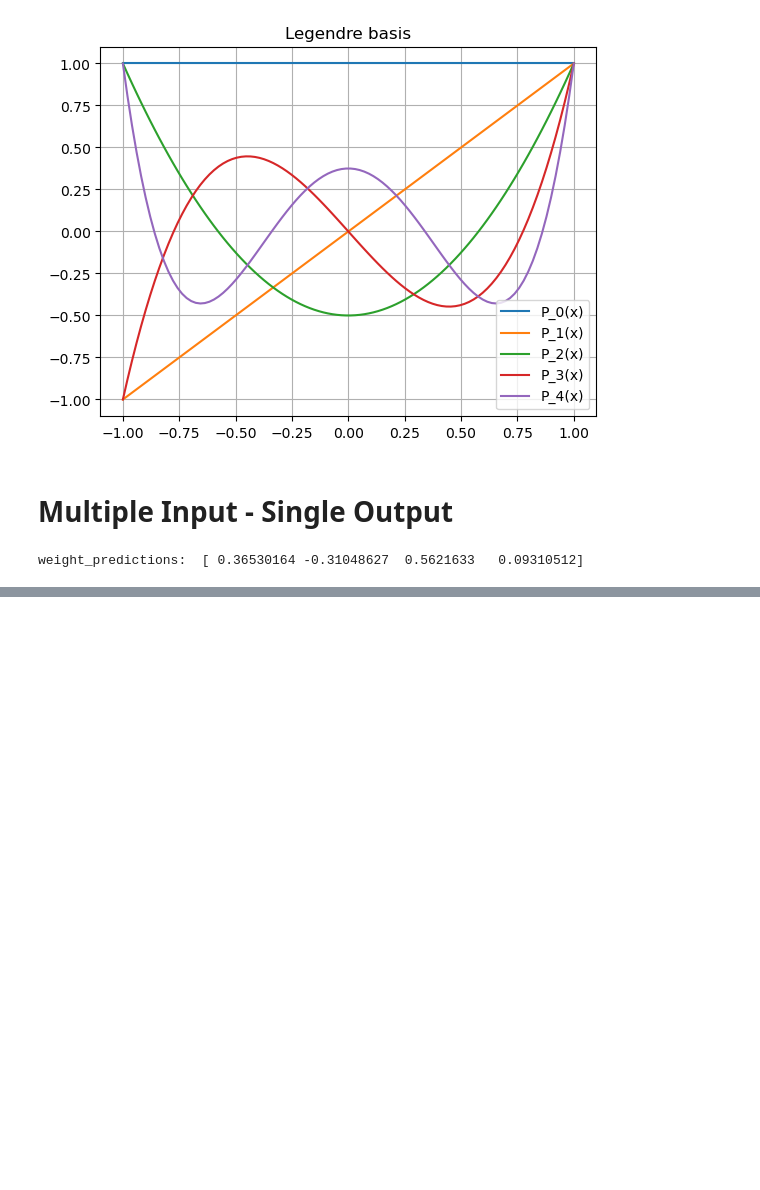
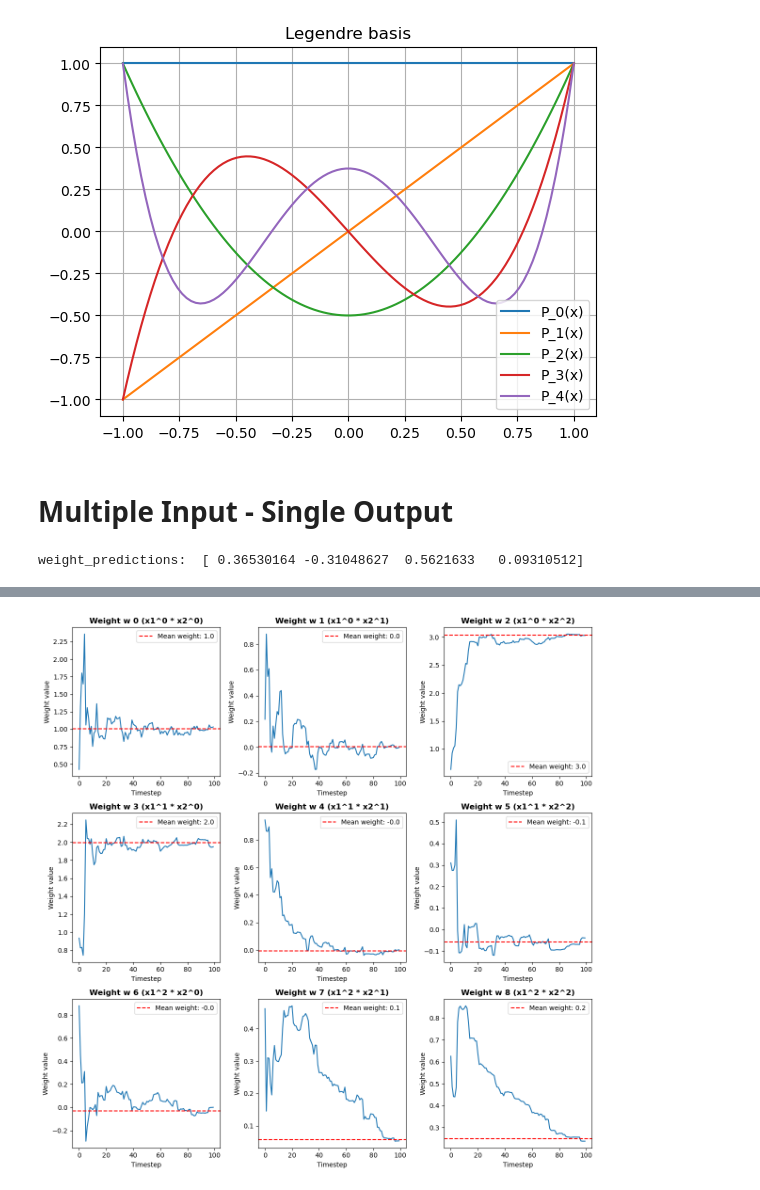
Before and after one commit to fsaudm/Recursive-Estimation-of-Polynomial-Approximation-Kaczmarz-Algorithm, a Jupyter notebook: Multi Input Legendre - Kaczmarz Coeff Estimation.ipynb, the cells around one changed output, grey strips where cells are left out. Saved outputs shown, nothing was run; the diff lists cells and outputs as text; code cells hidden in the pictures; blank space fills up the shorter version.

```diff
--- a/Multi Input Legendre - Kaczmarz Coeff Estimation.ipynb
+++ b/Multi Input Legendre - Kaczmarz Coeff Estimation.ipynb
@@ -281,0 +489,37 @@ plt.show()
+# %%
+import math
+
+# Determine the grid size
+num_weights = weights_over_time.shape[1]
+grid_size = math.ceil(math.sqrt(num_weights))
+
+# Create a grid of subplots, one for each weight
+fig, axs = plt.subplots(grid_size, grid_size, figsize=(4*grid_size, 4*grid_size))
+
+# Flatten the axs for easier iteration
+axs_flat = axs.flatten()
+
+# Define the polynomial terms
+polynomial_terms = []
+for i in range(polynomial_degree+1):
+    for j in range(polynomial_degree+1):
+        polynomial_terms.append(f'x1^{i} * x2^{j}')
+
+for i in range(num_weights):
+    axs_flat[i].plot(weights_over_time[:, i])
+    axs_flat[i].set_title(f'Weight w {i} ({polynomial_terms[i]})', fontweight='bold')
+    mean_value = np.mean(weights_over_time[-10:, i])
+    axs_flat[i].axhline(y=mean_value, linestyle='dashed', color='red', label=f"Mean weight: {mean_value:.1f}")
+    axs_flat[i].set_xlabel('Timestep')
+    axs_flat[i].set_ylabel('Weight value')
+    axs_flat[i].legend()
+
+# Remove empty subplots
+if grid_size**2 > num_weights:
+    for i in range(num_weights, grid_size**2):
+        fig.delaxes(axs_flat[i])
+
+plt.tight_layout()
+plt.show()
+# %% [output]
+[figure, added]
```
Also changed, not shown: parts of 9 cells of this notebook.
